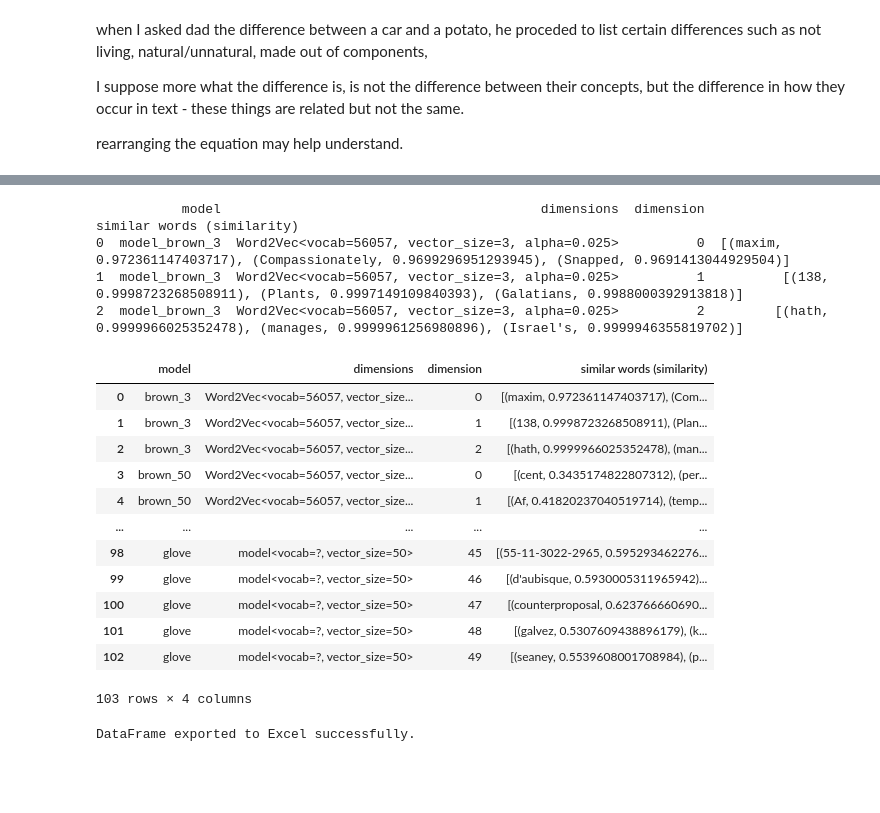
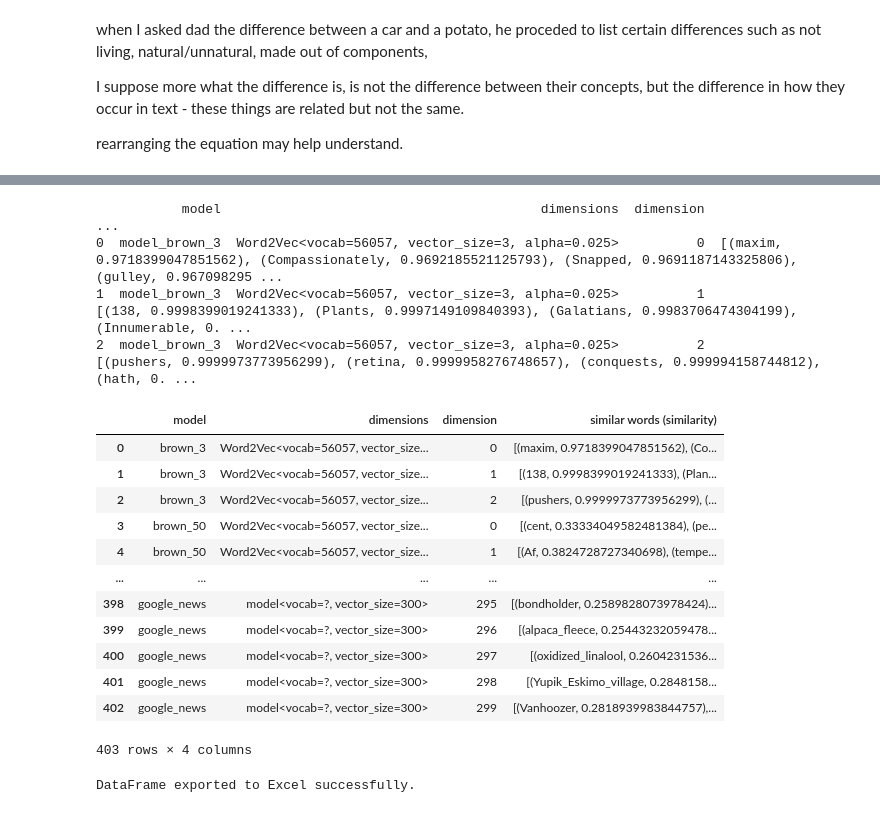
Before and after one commit to DanielJMWilliams/PolysemanticUniversality, a Jupyter notebook: embeddings_tests.ipynb, the cells around one changed output, grey strips where cells are left out. Cells and saved outputs as stored; diff of their text form; code cells hidden in the pictures; blank space fills up the shorter version.

Commit message:
common words

```diff
--- a/embeddings_tests.ipynb
+++ b/embeddings_tests.ipynb
@@ -343,7 +323,7 @@ class ModelResults:
         self.similar_words = []
 
     # returns the most similar words to the vector maxed out in one dimension
-    def max_dimension_words(self, top=3):
+    def max_dimension_words(self, top=5):
         min_values, max_values = self.max_dimension(model)
         for i in range(self.model.vector_size):
             max_magnitude = max_values[i]
@@ -390,38 +370,38 @@ pd.set_option('display.width', 1000)  # Set a large width to accommodate all col
 # Display the DataFrame
 print(df)
 # %% [output]
-           model                                         dimensions  dimension                                                                          similar words (similarity)
-0  model_brown_3  Word2Vec<vocab=56057, vector_size=3, alpha=0.025>          0  [(maxim, 0.972361147403717), (Compassionately, 0.9699296951293945), (Snapped, 0.9691413044929504)]
-1  model_brown_3  Word2Vec<vocab=56057, vector_size=3, alpha=0.025>          1          [(138, 0.9998723268508911), (Plants, 0.9997149109840393), (Galatians, 0.9988000392913818)]
-2  model_brown_3  Word2Vec<vocab=56057, vector_size=3, alpha=0.025>          2         [(hath, 0.9999966025352478), (manages, 0.9999961256980896), (Israel's, 0.9999946355819702)]
+           model                                         dimensions  dimension                                                                                                                           ...
+0  model_brown_3  Word2Vec<vocab=56057, vector_size=3, alpha=0.025>          0  [(maxim, 0.9718399047851562), (Compassionately, 0.9692185521125793), (Snapped, 0.9691187143325806), (gulley, 0.967098295 ...
+1  model_brown_3  Word2Vec<vocab=56057, vector_size=3, alpha=0.025>          1               [(138, 0.9998399019241333), (Plants, 0.9997149109840393), (Galatians, 0.9983706474304199), (Innumerable, 0. ...
+2  model_brown_3  Word2Vec<vocab=56057, vector_size=3, alpha=0.025>          2                   [(pushers, 0.9999973773956299), (retina, 0.9999958276748657), (conquests, 0.999994158744812), (hath, 0. ...
 # %%
-models_to_test = [model_brown_3, model_brown_50, model_glove_wrapped] #,  model_google_news_wrapped
-model_names = ["brown_3", "brown_50", "glove"]
+models_to_test = [model_brown_3, model_brown_50, model_glove_wrapped,  model_google_news_wrapped] #,  model_google_news_wrapped
+model_names = ["brown_3", "brown_50", "glove", "google_news"]
 #models_to_test = [model_brown_3, model_brown_50]
 results = []
 
 for i, model in enumerate(models_to_test):
     mr = ModelResults(model, model_names[i])
     mr.max_dimension_words()
     results = results + mr.toRows()
 
 df = pd.DataFrame(results, columns=columns)
 # Display the DataFrame
 df
 # %% [output]
 |  | model | dimensions | dimension | similar words (similarity) |
-| 0 | brown_3 | Word2Vec<vocab=56057, vector_size... | 0 | [(maxim, 0.972361147403717), (Com... |
-| 1 | brown_3 | Word2Vec<vocab=56057, vector_size... | 1 | [(138, 0.9998723268508911), (Plan... |
-| 2 | brown_3 | Word2Vec<vocab=56057, vector_size... | 2 | [(hath, 0.9999966025352478), (man... |
-| 3 | brown_50 | Word2Vec<vocab=56057, vector_size... | 0 | [(cent, 0.3435174822807312), (per... |
-| 4 | brown_50 | Word2Vec<vocab=56057, vector_size... | 1 | [(Af, 0.41820237040519714), (temp... |
+| 0 | brown_3 | Word2Vec<vocab=56057, vector_size... | 0 | [(maxim, 0.9718399047851562), (Co... |
+| 1 | brown_3 | Word2Vec<vocab=56057, vector_size... | 1 | [(138, 0.9998399019241333), (Plan... |
+| 2 | brown_3 | Word2Vec<vocab=56057, vector_size... | 2 | [(pushers, 0.9999973773956299), (... |
+| 3 | brown_50 | Word2Vec<vocab=56057, vector_size... | 0 | [(cent, 0.33334049582481384), (pe... |
+| 4 | brown_50 | Word2Vec<vocab=56057, vector_size... | 1 | [(Af, 0.3824728727340698), (tempe... |
 | ... | ... | ... | ... | ... |
-| 98 | glove | model<vocab=?, vector_size=50> | 45 | [(55-11-3022-2965, 0.595293462276... |
-| 99 | glove | model<vocab=?, vector_size=50> | 46 | [(d'aubisque, 0.5930005311965942)... |
-| 100 | glove | model<vocab=?, vector_size=50> | 47 | [(counterproposal, 0.623766660690... |
-| 101 | glove | model<vocab=?, vector_size=50> | 48 | [(galvez, 0.5307609438896179), (k... |
-| 102 | glove | model<vocab=?, vector_size=50> | 49 | [(seaney, 0.5539608001708984), (p... |
+| 398 | google_news | model<vocab=?, vector_size=300> | 295 | [(bondholder, 0.2589828073978424)... |
+| 399 | google_news | model<vocab=?, vector_size=300> | 296 | [(alpaca_fleece, 0.25443232059478... |
+| 400 | google_news | model<vocab=?, vector_size=300> | 297 | [(oxidized_linalool, 0.2604231536... |
+| 401 | google_news | model<vocab=?, vector_size=300> | 298 | [(Yupik_Eskimo_village, 0.2848158... |
+| 402 | google_news | model<vocab=?, vector_size=300> | 299 | [(Vanhoozer, 0.2818939983844757),... |
-103 rows × 4 columns
+403 rows × 4 columns
 # %%
 
 # Export DataFrame to Excel
```
Also changed, not shown: parts of 5 cells of this notebook, 1 other file.
